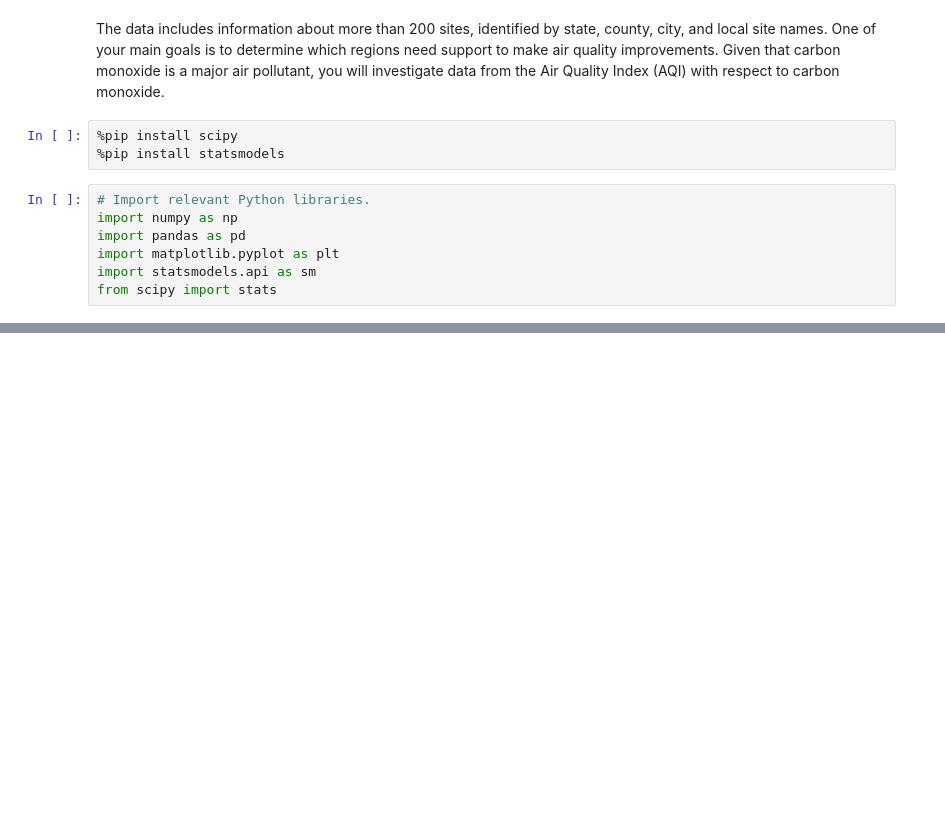
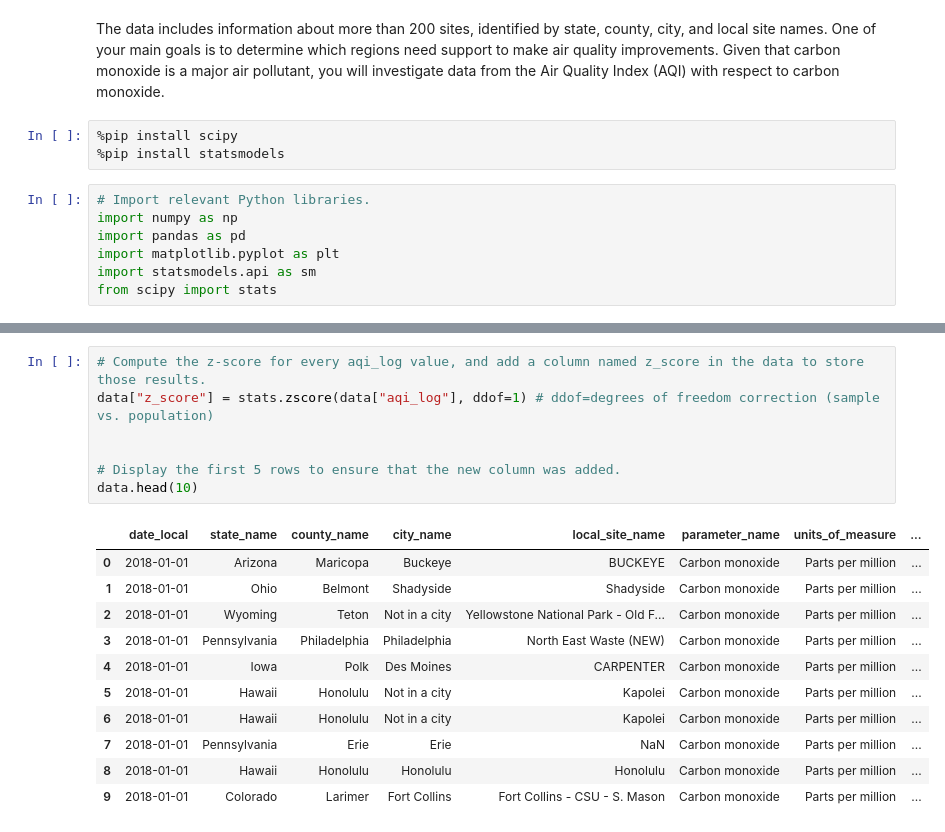
Before and after one commit to InsightQod/EPA-Air-Quality, a Jupyter notebook: aq_pro_distribution.ipynb, the cells around one changed output, grey strips where cells are left out. Drawn from its saved outputs; the diff is of its cells as text; blank space fills up the shorter version.

```diff
--- a/aq_pro_distribution.ipynb
+++ b/aq_pro_distribution.ipynb
@@ -17,0 +135,19 @@ FileNotFoundError: [Errno 2] No such file or directory: 'modified_c4_epa_air_qua
+# %%
+# Compute the z-score for every aqi_log value, and add a column named z_score in the data to store those results.
+data["z_score"] = stats.zscore(data["aqi_log"], ddof=1) # ddof=degrees of freedom correction (sample vs. population)
+
+
+# Display the first 5 rows to ensure that the new column was added.
+data.head(10)
+# %% [output]
+|  | date_local | state_name | county_name | city_name | local_site_name | parameter_name | units_of_measure | ... |
+| 0 | 2018-01-01 | Arizona | Maricopa | Buckeye | BUCKEYE | Carbon monoxide | Parts per million | ... |
+| 1 | 2018-01-01 | Ohio | Belmont | Shadyside | Shadyside | Carbon monoxide | Parts per million | ... |
+| 2 | 2018-01-01 | Wyoming | Teton | Not in a city | Yellowstone National Park - Old F... | Carbon monoxide | Parts per million | ... |
+| 3 | 2018-01-01 | Pennsylvania | Philadelphia | Philadelphia | North East Waste (NEW) | Carbon monoxide | Parts per million | ... |
+| 4 | 2018-01-01 | Iowa | Polk | Des Moines | CARPENTER | Carbon monoxide | Parts per million | ... |
+| 5 | 2018-01-01 | Hawaii | Honolulu | Not in a city | Kapolei | Carbon monoxide | Parts per million | ... |
+| 6 | 2018-01-01 | Hawaii | Honolulu | Not in a city | Kapolei | Carbon monoxide | Parts per million | ... |
+| 7 | 2018-01-01 | Pennsylvania | Erie | Erie | NaN | Carbon monoxide | Parts per million | ... |
+| 8 | 2018-01-01 | Hawaii | Honolulu | Honolulu | Honolulu | Carbon monoxide | Parts per million | ... |
+| 9 | 2018-01-01 | Colorado | Larimer | Fort Collins | Fort Collins - CSU - S. Mason | Carbon monoxide | Parts per million | ... |
```
Also changed, not shown: parts of 18 cells of this notebook.
